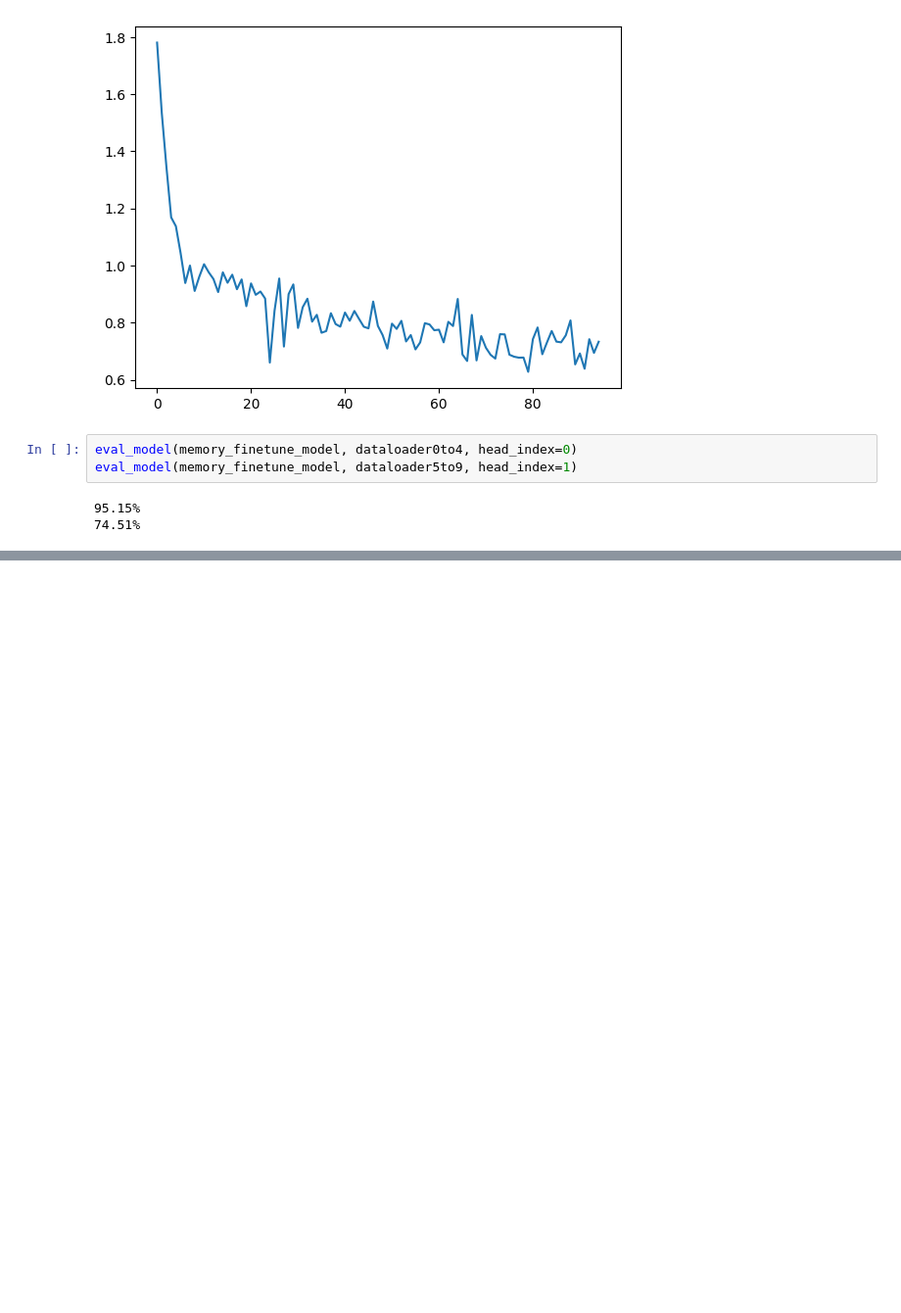
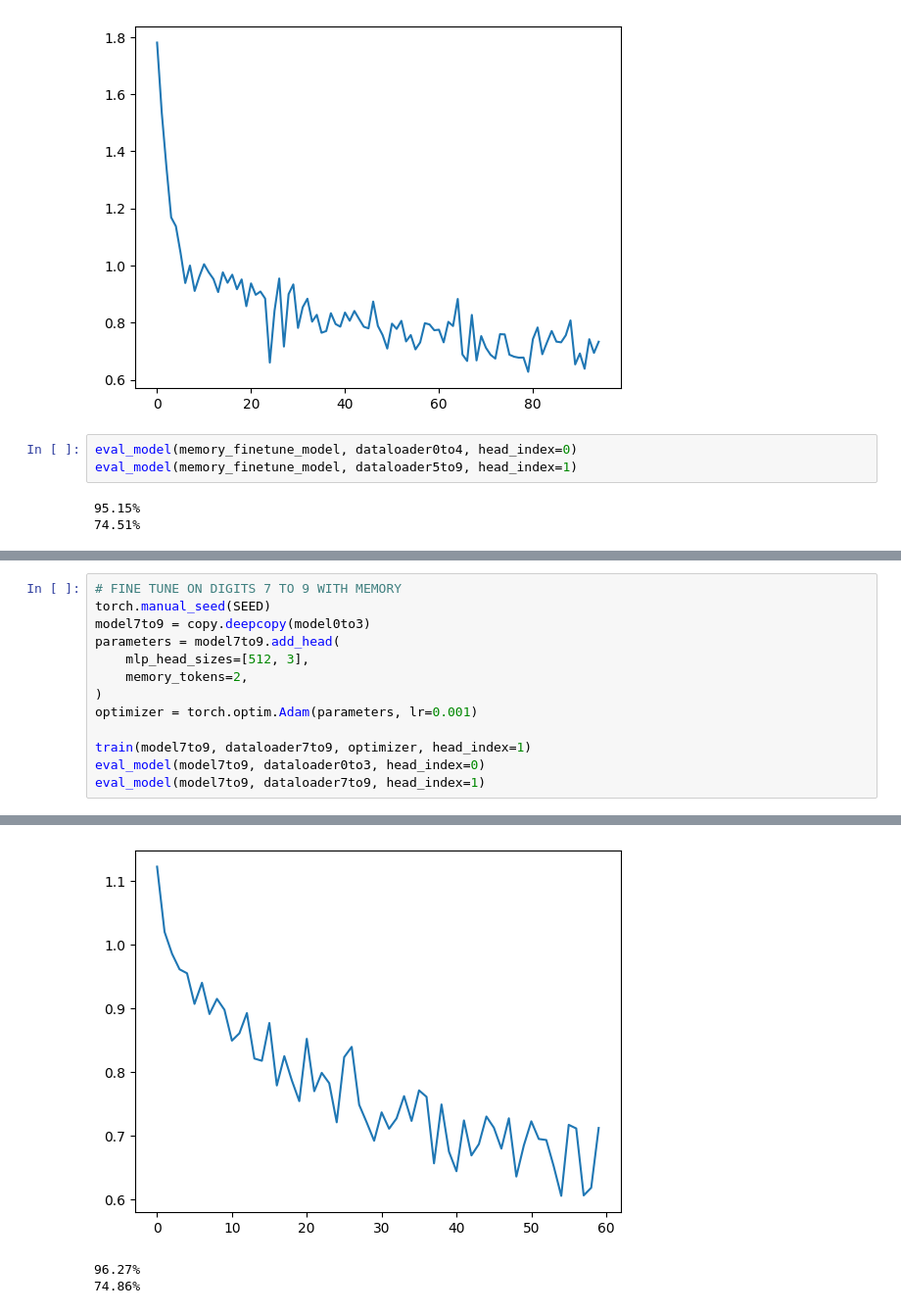
Before and after one commit to necrashter/transformers-learnable-memory, a Jupyter notebook: 502 Project MNIST.ipynb, the cells around one changed output, grey strips where cells are left out. Shown: that part at 98% size. Cells and saved outputs as stored; diff of their text form; blank space fills up the shorter version.

```diff
--- a/502 Project MNIST.ipynb
+++ b/502 Project MNIST.ipynb
@@ -201,0 +265,14 @@ tensor([[[0., 0., 0., 0., 0., 0., 0., 0., 0., 0., 0., 0., 0., 0., 0., 0., 0., -i
+# %%
+# FINE TUNE ON DIGITS 7 TO 9 WITH MEMORY
+torch.manual_seed(SEED)
+model7to9 = copy.deepcopy(model0to3)
+parameters = model7to9.add_head(
+    mlp_head_sizes=[512, 3],
+    memory_tokens=2,
+)
+optimizer = torch.optim.Adam(parameters, lr=0.001)
+
+train(model7to9, dataloader7to9, optimizer, head_index=1)
+eval_model(model7to9, dataloader0to3, head_index=0)
+eval_model(model7to9, dataloader7to9, head_index=1)
+# %% [output]
@@ -201,0 +284,3 @@ tensor([[[0., 0., 0., 0., 0., 0., 0., 0., 0., 0., 0., 0., 0., 0., 0., 0., 0., -i
+[figure, added]
+96.27%
+74.86%
```
Also changed, not shown: parts of 13 cells of this notebook, 1 other file.
